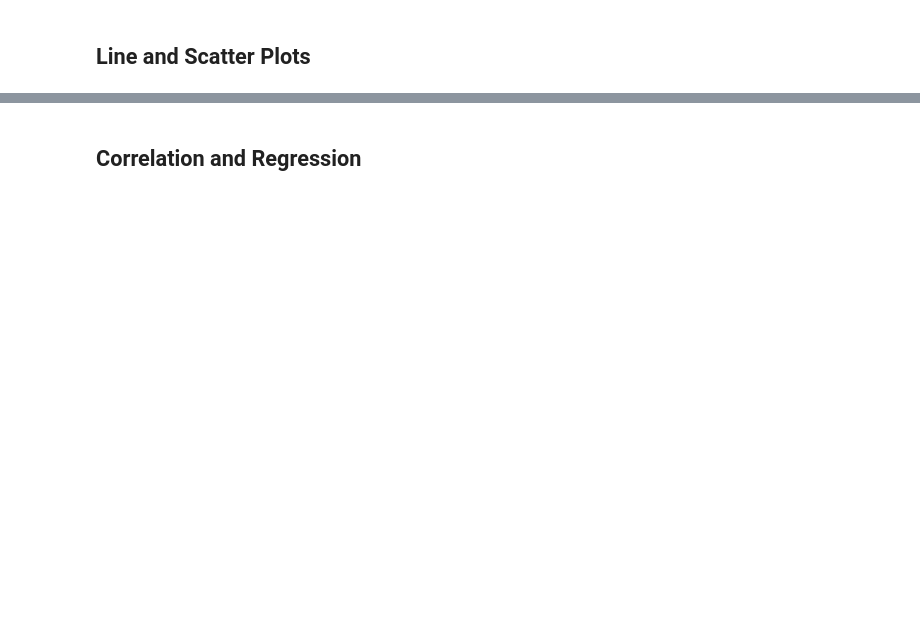
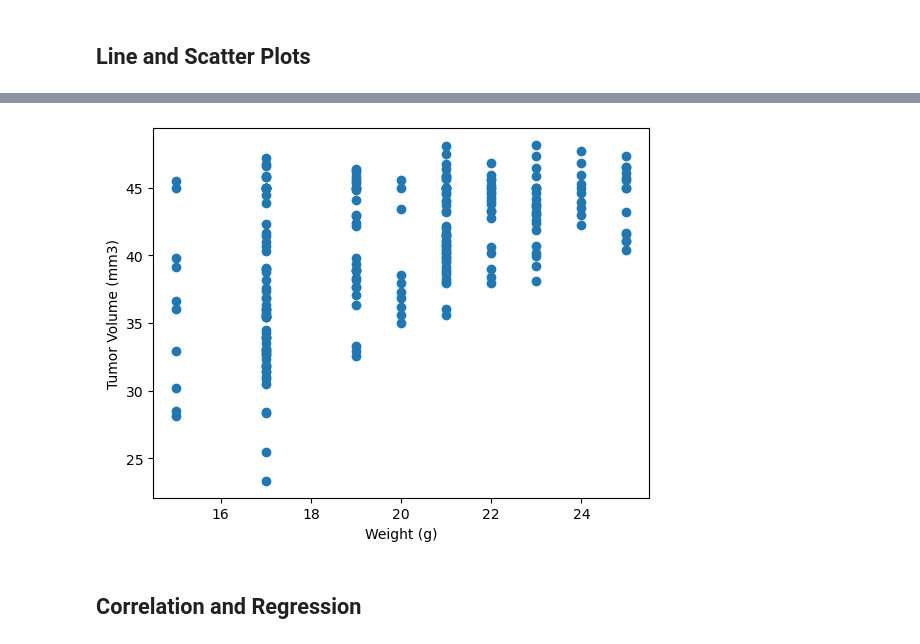
Before and after one commit to AhldenBrough/matplotlib-challenge, a Jupyter notebook: Pymaceuticals/pymaceuticals_starter.ipynb, the cells around one changed output, grey strips where cells are left out. Drawn from its saved outputs; the diff is of its cells as text; code cells hidden in the pictures; blank space fills up the shorter version.

```diff
--- a/Pymaceuticals/pymaceuticals_starter.ipynb
+++ b/Pymaceuticals/pymaceuticals_starter.ipynb
@@ -256,4 +273,10 @@ fig1, ax1 = plt.subplots()
 # %%
 # Generate a scatter plot of mouse weight vs. the average observed tumor volume for the entire Capomulin regimen
+plt.scatter('Weight (g)', 'Tumor Volume (mm3)', data=mouse_df[mouse_df['Drug Regimen'] == "Capomulin"])
+plt.xlabel('Weight (g)')
+plt.ylabel('Tumor Volume (mm3)')
+plt.show()
+# %% [output]
+[figure, added]
 # %% [markdown]
 ## Correlation and Regression
```
Also changed, not shown: parts of 6 cells of this notebook.
